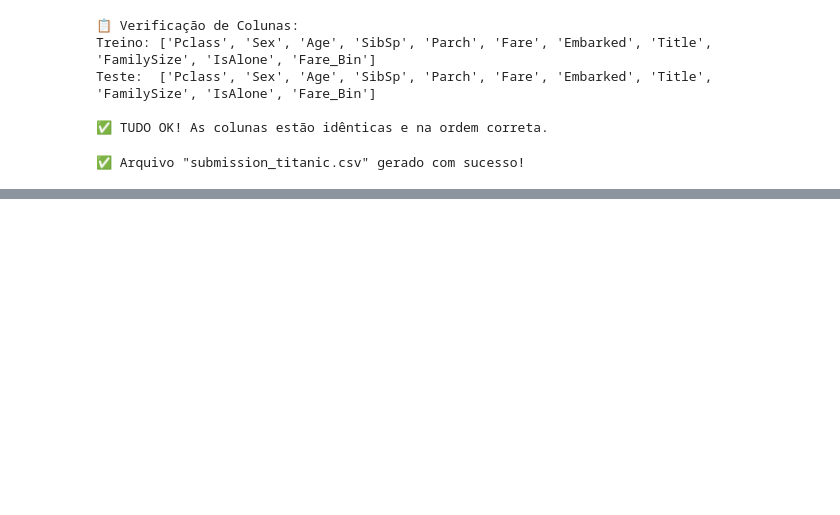
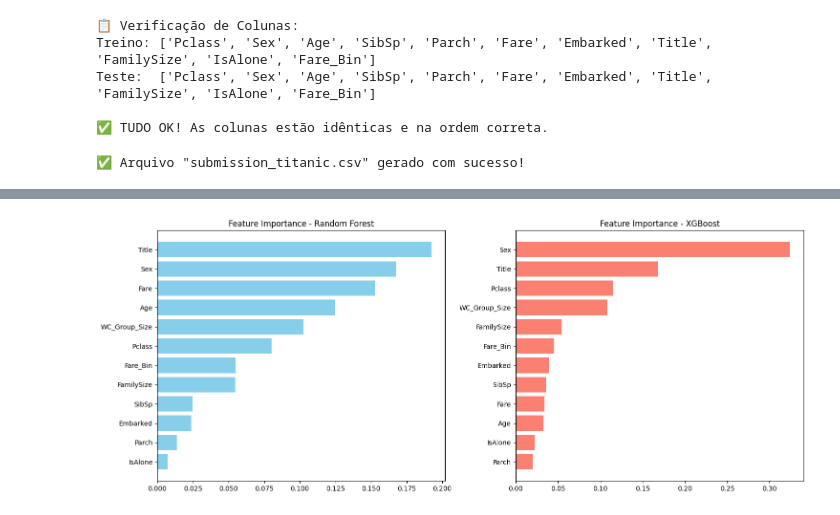
Before and after one commit to zehclaudio/Kaggle, a Jupyter notebook: titanic-tutorial-pipelines-and-ensemble.ipynb, the cells around one changed output, grey strips where cells are left out. Saved outputs shown, nothing was run; the diff lists cells and outputs as text; code cells hidden in the pictures; blank space fills up the shorter version.

```diff
--- a/titanic-tutorial-pipelines-and-ensemble.ipynb
+++ b/titanic-tutorial-pipelines-and-ensemble.ipynb
@@ -807,8 +743,8 @@ Encontramos novos valores. Vamos rodar o GridSearch mais uma vez, apenas por pre
 # Definir o espaço de busca
 # Vamos testar combinações de n_estimators e learning_rate
 param_grid = {
-    'model__n_estimators': [30, 33, 34, 35, 36, 37, 40],
-    'model__learning_rate': [0.27, 0.28, 0.29, 0.3, 0.31, 0.32, 0.33, 0.34, 0.35],
+    'model__n_estimators': [35, 36, 37],
+    'model__learning_rate': [0.29, 0.3, 0.31],
     'model__max_depth': [3, 4, 5]
 }
 
@@ -4916,0 +4807,16 @@ print('✅ Arquivo "submission_titanic.csv" gerado com sucesso!')
+# %%
+df_test_surname = df_test_bins.copy()
+# Extrair Sobrenome e Ticket (Pessoas com mesmo ticket costumam ser do mesmo grupo)
+train_data['Surname'] = train_data['Name'].apply(lambda x: x.split(',')[0].lower())
+train_data['Ticket_Prefix'] = train_data['Ticket'].apply(lambda x: str(x)[:-1]) # Último dígito do ticket costuma variar em grupos
+
+# Criar um ID de Grupo
+train_data['GroupID'] = train_data['Surname'] + train_data['Pclass'].astype(str) + train_data['Ticket_Prefix']
+
+# Identificar Mulheres e Crianças (Os alvos de resgate)
+train_data['IsWomanOrChild'] = ((train_data['Sex'] == 'female') | (train_data['Age'] < 12)).astype(int)
+
+# Criar a Feature: Tamanho do Grupo de Mulheres/Crianças
+# Isso diz ao modelo: "Esse passageiro faz parte de um grupo com X mulheres/crianças?"
+group_wc_counts = train_data.groupby('GroupID')['IsWomanOrChild'].transform('sum')
+df_test_surname['WC_Group_Size'] = group_wc_counts
@@ -4916,0 +5004,55 @@ print('✅ Arquivo "submission_titanic.csv" gerado com sucesso!')
+# %%
+# Configurar a figura
+fig, ax = plt.subplots(1, 2, figsize=(15, 6))
+
+# Importância para Random Forest
+importances_rf = grid_rf_wc_group_size.best_estimator_.feature_importances_
+indices_rf = np.argsort(importances_rf)[::-1]
+features = df_test_surname.columns
+
+ax[0].barh(range(len(indices_rf)), importances_rf[indices_rf], align='center', color='skyblue')
+ax[0].set_yticks(range(len(indices_rf)))
+ax[0].set_yticklabels([features[i] for i in indices_rf])
+ax[0].invert_yaxis()
+ax[0].set_title('Feature Importance - Random Forest')
+
+# Importância para XGBoost
+importances_xgb = grid_xgb_wc_group_size.best_estimator_.feature_importances_
+indices_xgb = np.argsort(importances_xgb)[::-1]
+
+ax[1].barh(range(len(indices_xgb)), importances_xgb[indices_xgb], align='center', color='salmon')
+ax[1].set_yticks(range(len(indices_xgb)))
+ax[1].set_yticklabels([features[i] for i in indices_xgb])
+ax[1].invert_yaxis()
+ax[1].set_title('Feature Importance - XGBoost')
+
+plt.tight_layout()
+plt.show()
+
+# Criar o DataFrame consolidado
+df_importance = pd.DataFrame({
+    'Feature': features,
+    'Random Forest (%)': importances_rf * 100,
+    'XGBoost (%)': importances_xgb * 100
+})
+
+# Calcular a média para ordenação
+df_importance['Média (%)'] = (df_importance['Random Forest (%)'] + df_importance['XGBoost (%)']) / 2
+
+# Formatar e exibir
+df_importance = df_importance.sort_values(by='Média (%)', ascending=False)
+
+# Definimos quais colunas devem participar da comparação de destaque
+colunas_numericas = ['Random Forest (%)', 'XGBoost (%)']
+
+display(df_importance.style.format({
+    'Random Forest (%)': '{:.2f}%',
+    'XGBoost (%)': '{:.2f}%',
+    'Média (%)': '{:.2f}%'
+}).highlight_max(
+    subset=colunas_numericas, # Foca apenas nas porcentagens dos modelos
+    axis=1,
+    color='lightgreen'
+))
+# %% [output]
+[figure, added]
```
Also changed, not shown: parts of 36 cells of this notebook.
